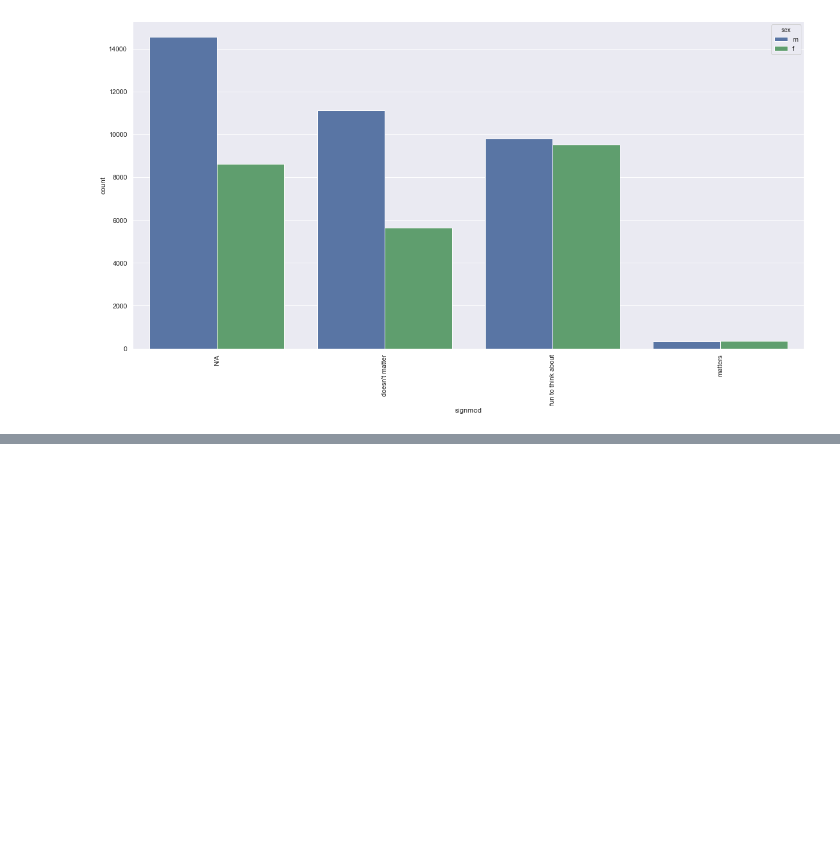
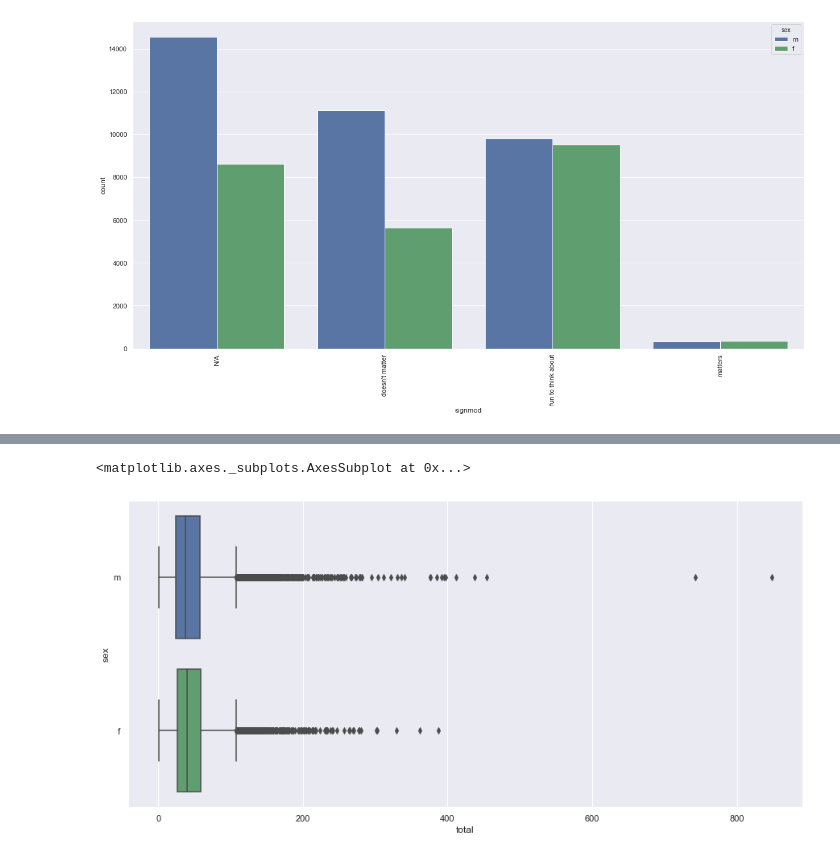
Before and after one commit to elizabethmkim/OkCupidGenderClassification, a Jupyter notebook: assignment2.ipynb, the cells around one changed output, grey strips where cells are left out. Drawn from its saved outputs; the diff is of its cells as text; code cells hidden in the pictures; blank space fills up the shorter version.

```diff
--- a/assignment2.ipynb
+++ b/assignment2.ipynb
@@ -2,7 +2,7 @@
 import pandas as pd
 import numpy as np
 # %%
-df = pd.read_csv("profiles.csv")
+df = pd.read_csv("../profiles.csv")
 # %%
 df.head(1)
 # %% [output]
@@ -308,0 +353,6 @@ plt.set_xticklabels(plt.get_xticklabels(),rotation=90)
+# %%
+sns.set(rc={'figure.figsize':(15,7)})
+sns.boxplot(x='total', y = 'sex', data = df, palette=["b", "g"])
+# %% [output]
+<matplotlib.axes._subplots.AxesSubplot at 0x...>
+[figure, added]
```
Also changed, not shown: parts of 12 cells of this notebook.
